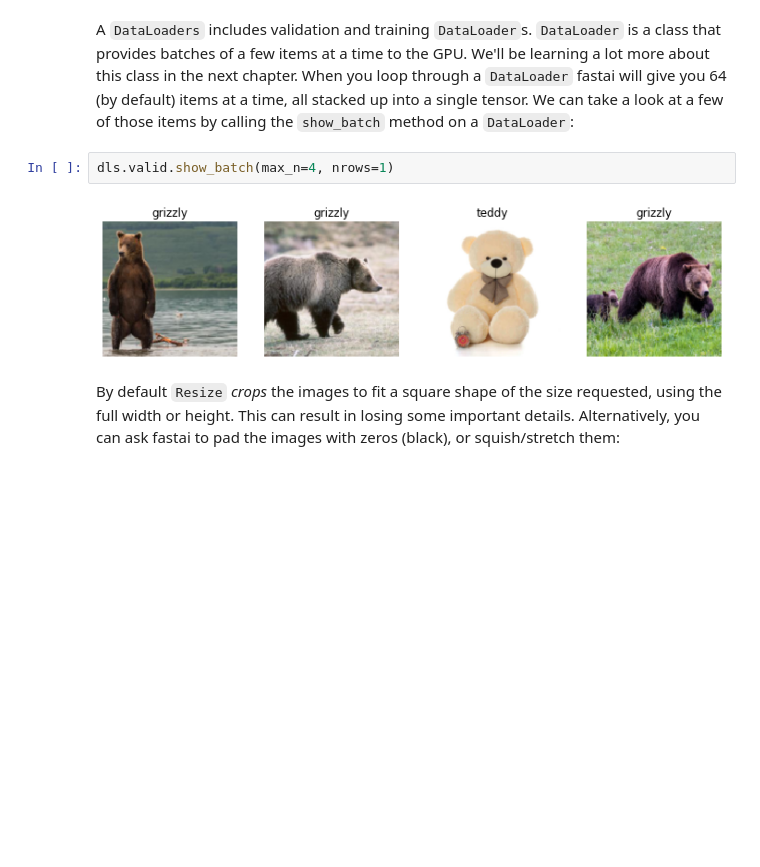
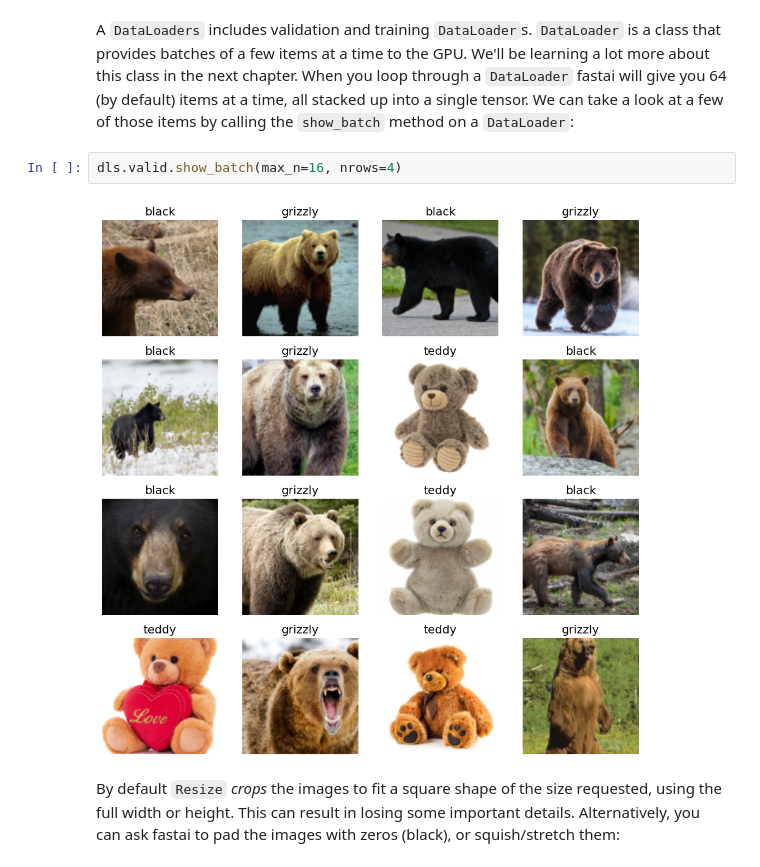
Before and after one commit to Khohoho/fastbook, a Jupyter notebook: 02_production.ipynb, the cells around one changed output. Saved outputs shown, nothing was run; the diff lists cells and outputs as text; blank space fills up the shorter version.

```diff
--- a/02_production.ipynb
+++ b/02_production.ipynb
@@ -324,9 +311,9 @@ dls = bears.dataloaders(path)
 # %% [markdown]
 A `DataLoaders` includes validation and training `DataLoader`s. `DataLoader` is a class that provides batches of a few items at a time to the GPU. We'll be learning a lot more about this class in the next chapter. When you loop through a `DataLoader` fastai will give you 64 (by default) items at a time, all stacked up into a single tensor. We can take a look at a few of those items by calling the `show_batch` method on a `DataLoader`:
 # %%
-dls.valid.show_batch(max_n=4, nrows=1)
+dls.valid.show_batch(max_n=16, nrows=4)
 # %% [output]
-[figure, old version]
+[figure, new version]
 # %% [markdown]
 By default `Resize` *crops* the images to fit a square shape of the size requested, using the full width or height. This can result in losing some important details. Alternatively, you can ask fastai to pad the images with zeros (black), or squish/stretch them:
 # %%
```
Also changed, not shown: parts of 9 cells of this notebook.
